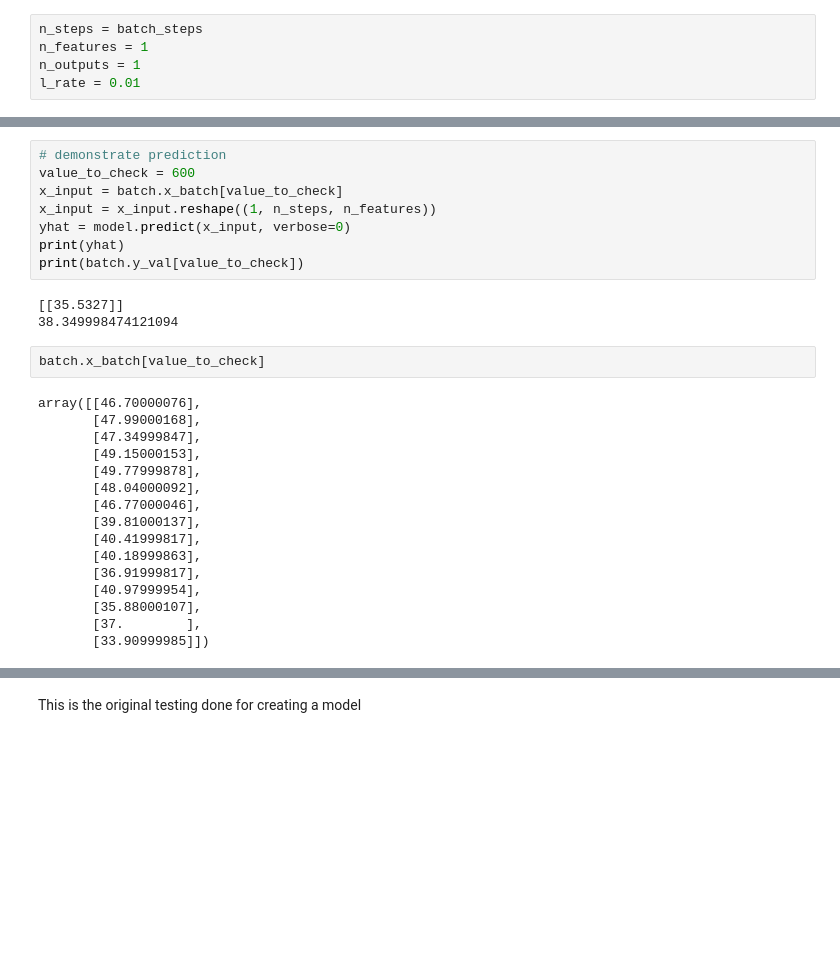
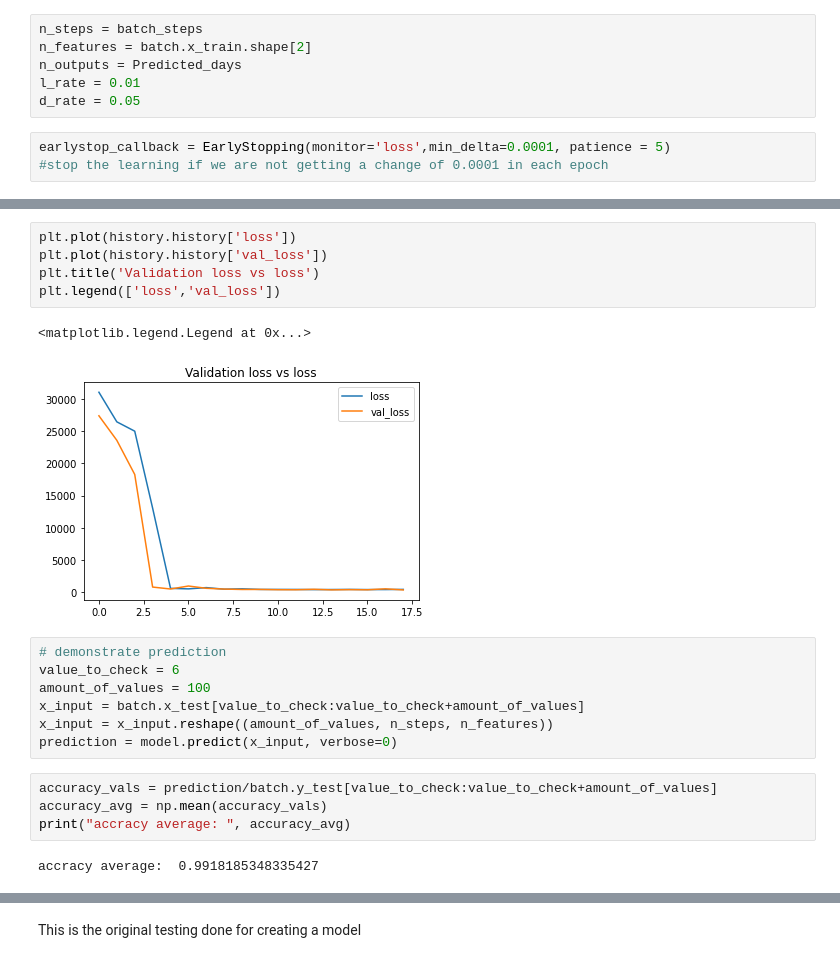
Before and after one commit to nik-kershaw/Stock-Learning, a Jupyter notebook: Stock-Learning.ipynb, the cells around one changed output, grey strips where cells are left out. Saved outputs shown, nothing was run; the diff lists cells and outputs as text; blank space fills up the shorter version.

```diff
--- a/Stock-Learning.ipynb
+++ b/Stock-Learning.ipynb
@@ -66,8 +129,12 @@ batch.x_batch.shape
 # %%
 n_steps = batch_steps
-n_features = 1
-n_outputs = 1
+n_features = batch.x_train.shape[2]
+n_outputs = Predicted_days
 l_rate = 0.01
+d_rate = 0.05
+# %%
+earlystop_callback = EarlyStopping(monitor='loss',min_delta=0.0001, patience = 5)
+#stop the learning if we are not getting a change of 0.0001 in each epoch
 # %%
 # model setup
 model = tf.keras.Sequential()
@@ -115,29 +178,21 @@ Epoch 150/150
+# %%
+plt.plot(history.history['loss'])
+plt.plot(history.history['val_loss'])
+plt.title('Validation loss vs loss')
+plt.legend(['loss','val_loss'])
+# %% [output]
+<matplotlib.legend.Legend at 0x...>
+[figure, added]
 # %%
 # demonstrate prediction
-value_to_check = 600
-x_input = batch.x_batch[value_to_check]
-x_input = x_input.reshape((1, n_steps, n_features))
-yhat = model.predict(x_input, verbose=0)
-print(yhat)
-print(batch.y_val[value_to_check])
+value_to_check = 6
+amount_of_values = 100
+x_input = batch.x_test[value_to_check:value_to_check+amount_of_values]
+x_input = x_input.reshape((amount_of_values, n_steps, n_features))
+prediction = model.predict(x_input, verbose=0)
-# %% [output]
-[[35.5327]]
-38.349998474121094
-# %%
-batch.x_batch[value_to_check]
-# %% [output]
-array([[46.70000076],
-       [47.99000168],
-       [47.34999847],
-       [49.15000153],
-       [49.77999878],
-       [48.04000092],
-       [46.77000046],
-       [39.81000137],
-       [40.41999817],
-       [40.18999863],
-       [36.91999817],
-       [40.97999954],
-       [35.88000107],
-       [37.        ],
-       [33.90999985]])
+# %%
+accuracy_vals = prediction/batch.y_test[value_to_check:value_to_check+amount_of_values]
+accuracy_avg = np.mean(accuracy_vals)
+print("accracy average: ", accuracy_avg)
+# %% [output]
+accracy average:  0.9918185348335427
```
Also changed, not shown: parts of 14 cells of this notebook, 1 other file.
